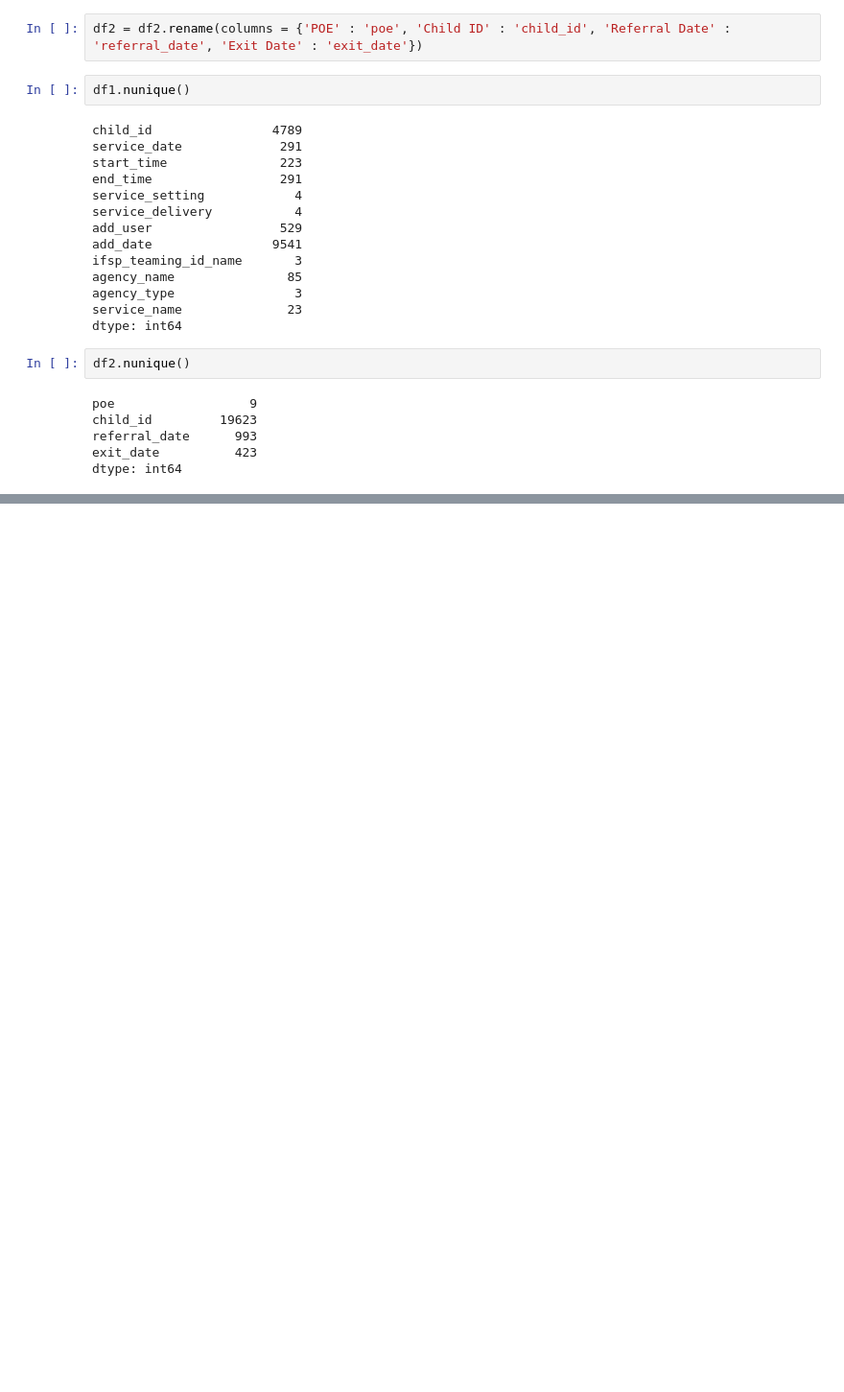
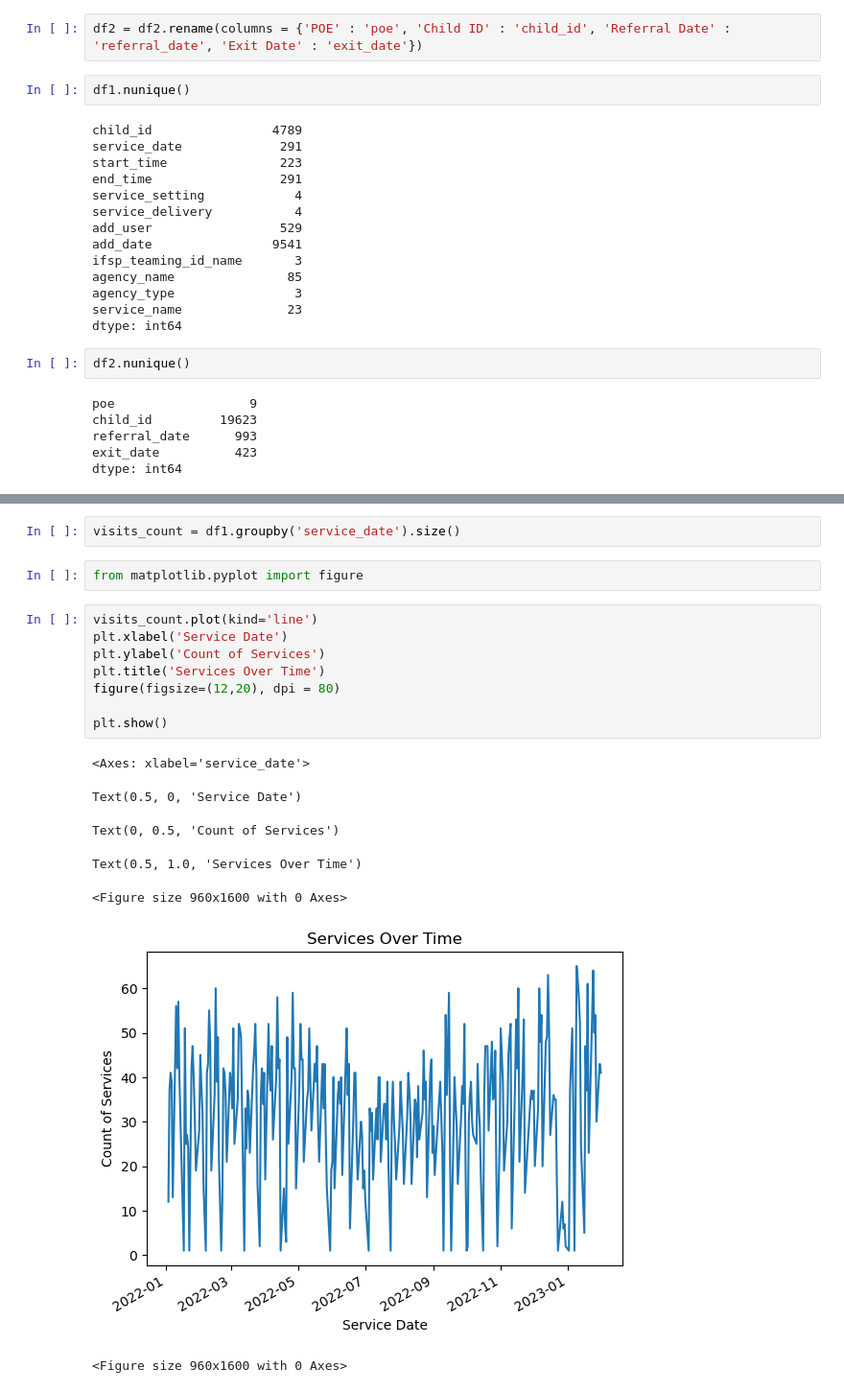
Before and after one commit to NSS-Data-Analytics-Cohort-8/teis_da8_1-sockswithsandals, a Jupyter notebook: notebooks/TEIS_EDA.ipynb, the cells around one changed output, grey strips where cells are left out. Shown: that part at 96% size. Drawn from its saved outputs; the diff is of its cells as text; blank space fills up the shorter version.

Commit message:
playing with line chart

```diff
--- a/notebooks/TEIS_EDA.ipynb
+++ b/notebooks/TEIS_EDA.ipynb
@@ -132,0 +302,20 @@ dtype: int64
+# %%
+visits_count = df1.groupby('service_date').size()
+# %%
+from matplotlib.pyplot import figure
+# %%
+visits_count.plot(kind='line')
+plt.xlabel('Service Date')
+plt.ylabel('Count of Services')
+plt.title('Services Over Time')
+figure(figsize=(12,20), dpi = 80)
+
+plt.show()
+# %% [output]
+<Axes: xlabel='service_date'>
+Text(0.5, 0, 'Service Date')
+Text(0, 0.5, 'Count of Services')
+Text(0.5, 1.0, 'Services Over Time')
+<Figure size 960x1600 with 0 Axes>
+[figure, added]
+<Figure size 960x1600 with 0 Axes>
```
Also changed, not shown: parts of 17 cells of this notebook.
